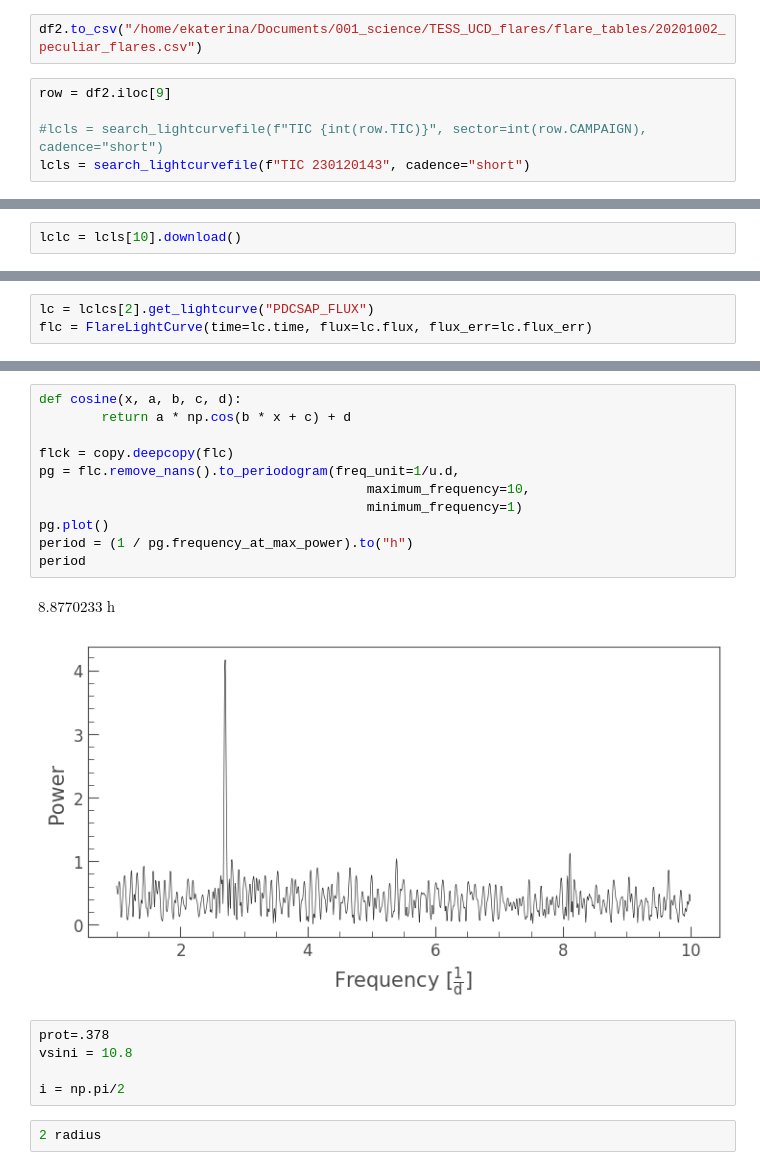
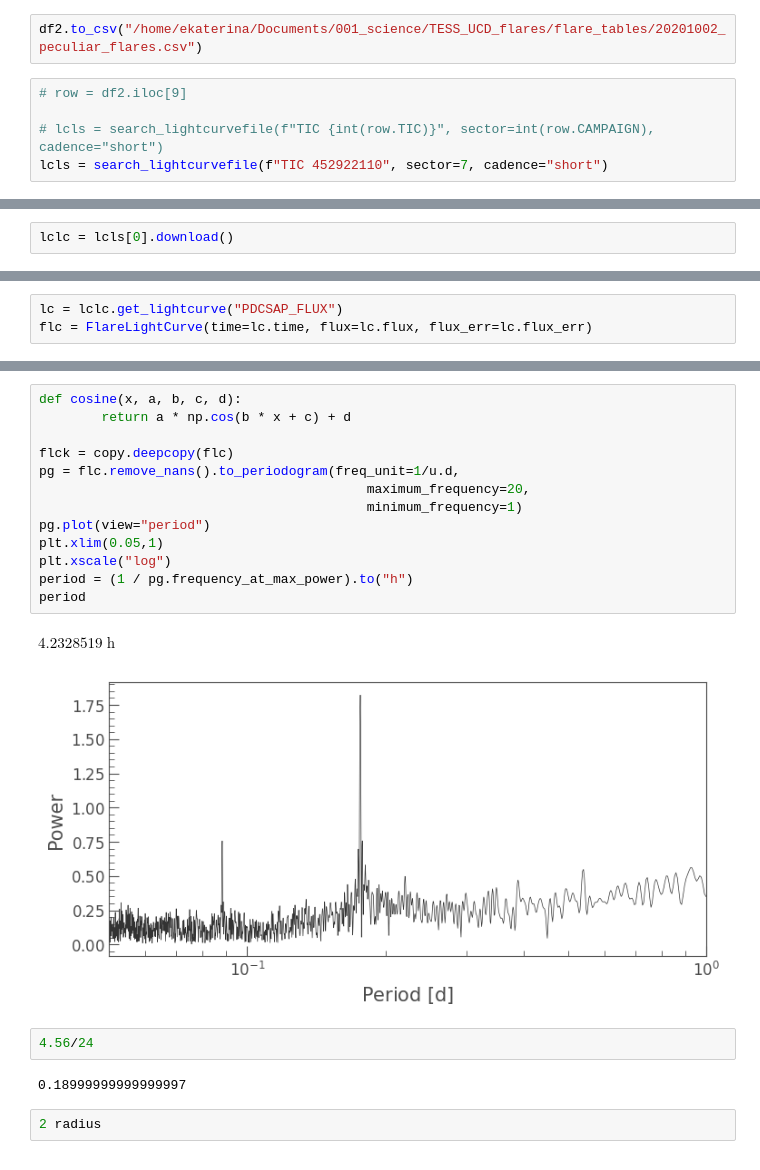
Before and after one commit to ekaterinailin/MalachiteMountains, a Jupyter notebook: analysis/notebooks/zz_Look_into_interesting_LCs_with_lightkurve_and_altaipony.ipynb, the cells around one changed output, grey strips where cells are left out. Cells and saved outputs as stored; diff of their text form.

```diff
--- a/analysis/notebooks/zz_Look_into_interesting_LCs_with_lightkurve_and_altaipony.ipynb
+++ b/analysis/notebooks/zz_Look_into_interesting_LCs_with_lightkurve_and_altaipony.ipynb
@@ -28,10 +28,10 @@ df2 = df[df.REAL==2]
 # %%
 df2.to_csv("/home/ekaterina/Documents/001_science/TESS_UCD_flares/flare_tables/20201002_peculiar_flares.csv")
 # %%
-row = df2.iloc[9]
+# row = df2.iloc[9]
 
-#lcls = search_lightcurvefile(f"TIC {int(row.TIC)}", sector=int(row.CAMPAIGN), cadence="short")
-lcls = search_lightcurvefile(f"TIC 230120143", cadence="short")
+# lcls = search_lightcurvefile(f"TIC {int(row.TIC)}", sector=int(row.CAMPAIGN), cadence="short")
+lcls = search_lightcurvefile(f"TIC 452922110", sector=7, cadence="short")
 # %%
 lcls
 # %% [output]
@@ -52,3 +41,3 @@ SearchResult containing 12 data products.
 # %%
-lclc = lcls[10].download()
+lclc = lcls[0].download()
 # %% [output]
@@ -71,3 +60,3 @@ plt.xlim(1991,1993)
 # %%
-lc = lclcs[2].get_lightcurve("PDCSAP_FLUX")
+lc = lclc.get_lightcurve("PDCSAP_FLUX")
 flc = FlareLightCurve(time=lc.time, flux=lc.flux, flux_err=lc.flux_err)
@@ -78,22 +63,23 @@ flc = FlareLightCurve(time=lc.time, flux=lc.flux, flux_err=lc.flux_err)
 # %%
 def cosine(x, a, b, c, d):
         return a * np.cos(b * x + c) + d
 
 flck = copy.deepcopy(flc)
 pg = flc.remove_nans().to_periodogram(freq_unit=1/u.d,
-                                          maximum_frequency=10,
+                                          maximum_frequency=20,
                                           minimum_frequency=1)
-pg.plot()
+pg.plot(view="period")
+plt.xlim(0.05,1)
+plt.xscale("log")
 period = (1 / pg.frequency_at_max_power).to("h")
 period
 # %% [output]
-$8.8770233 \; \mathrm{h}$
+$4.2328519 \; \mathrm{h}$
-[figure, old version]
+[figure, new version]
-# %%
-prot=.378
-vsini = 10.8
-
-i = np.pi/2
+# %%
+4.56/24
+# %% [output]
+0.18999999999999997
 # %%
 2 radius
 # %%
```
Also changed, not shown: parts of 5 cells of this notebook, 5 other files.
